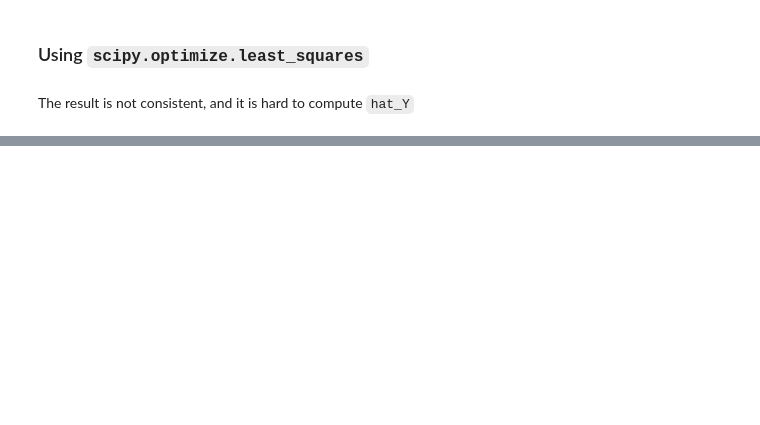
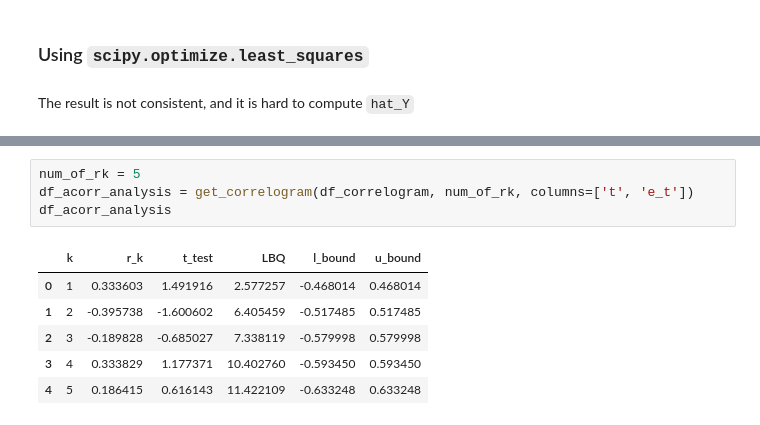
Before and after one commit to LugoBlogger/SI-201-542-forecasting-technique, a Jupyter notebook: chapter-07/07-example-05-generalized-diff.ipynb, the cells around one changed output, grey strips where cells are left out. Cells and saved outputs as stored; diff of their text form; blank space fills up the shorter version.

```diff
--- a/chapter-07/07-example-05-generalized-diff.ipynb
+++ b/chapter-07/07-example-05-generalized-diff.ipynb
@@ -715,0 +898,11 @@ def scalar_res_func(params, x_data, y_data):
+# %%
+num_of_rk = 5
+df_acorr_analysis = get_correlogram(df_correlogram, num_of_rk, columns=['t', 'e_t'])
+df_acorr_analysis
+# %% [output]
+|  | k | r_k | t_test | LBQ | l_bound | u_bound |
+| 0 | 1 | 0.333603 | 1.491916 | 2.577257 | -0.468014 | 0.468014 |
+| 1 | 2 | -0.395738 | -1.600602 | 6.405459 | -0.517485 | 0.517485 |
+| 2 | 3 | -0.189828 | -0.685027 | 7.338119 | -0.579998 | 0.579998 |
+| 3 | 4 | 0.333829 | 1.177371 | 10.402760 | -0.593450 | 0.593450 |
+| 4 | 5 | 0.186415 | 0.616143 | 11.422109 | -0.633248 | 0.633248 |
```
Also changed, not shown: parts of 28 cells of this notebook.
